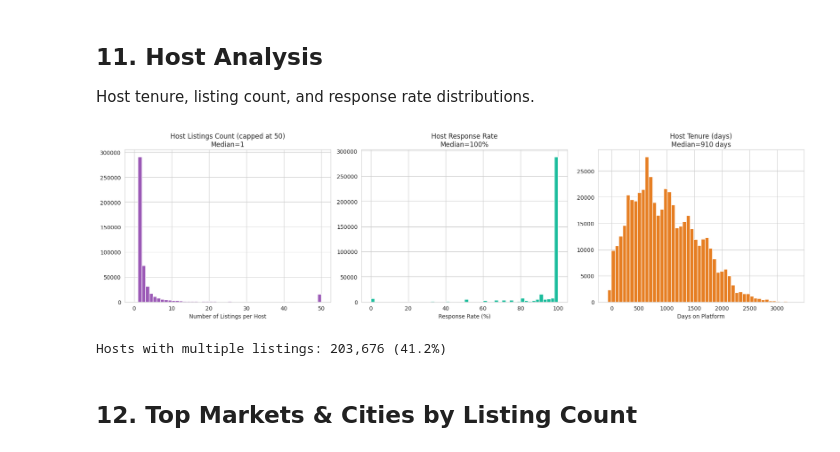
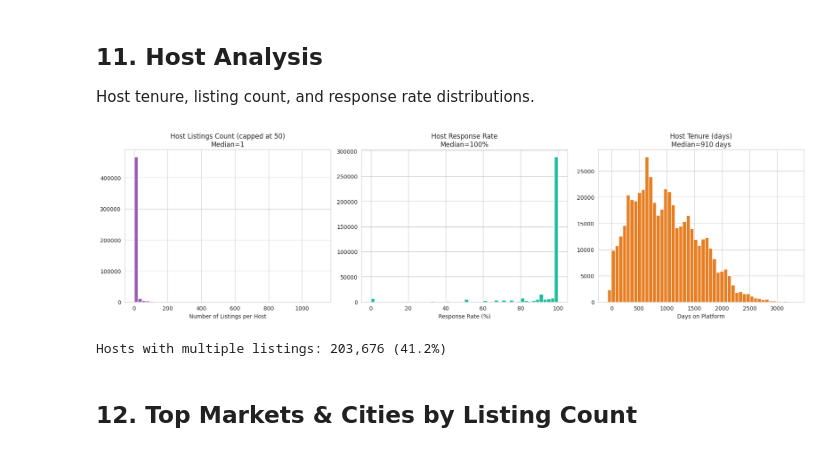
Before and after one commit to abdulrahmannmostafa/Data-BnB, a Jupyter notebook: src/eda.ipynb, the cells around one changed output. Cells and saved outputs as stored; diff of their text form; code cells hidden in the pictures.

```diff
--- a/src/eda.ipynb
+++ b/src/eda.ipynb
@@ -439,36 +432,42 @@ Host tenure, listing count, and response rate distributions.
 # %%
 fig, axes = plt.subplots(1, 3, figsize=(18, 5))
 
-# Host Listings Count (capped at 50 for viz)
-host_lc = df["Host Listings Count"].clip(upper=50)
-axes[0].hist(host_lc, bins=50, color="#9b59b6", edgecolor="white")
-axes[0].set_title(
-    f"Host Listings Count (capped at 50)\nMedian={df['Host Listings Count'].median():.0f}"
-)
+host_lc = pd.to_numeric(df["Host Listings Count"], errors="coerce")
+
+axes[0].hist(host_lc.dropna(), bins=50, color="#9b59b6", edgecolor="white")
+axes[0].set_title(f"Host Listings Count (capped at 50)\nMedian={host_lc.median():.0f}")
 axes[0].set_xlabel("Number of Listings per Host")
 
-# Host Response Rate
+df["Host Response Rate"] = (
+    df["Host Response Rate"]
+    .astype(str)
+    .str.replace("%", "", regex=False)
+)
+
+df["Host Response Rate"] = pd.to_numeric(df["Host Response Rate"], errors="coerce")
 resp = df["Host Response Rate"].dropna()
+
 axes[1].hist(resp, bins=50, color="#1abc9c", edgecolor="white")
 axes[1].set_title(f"Host Response Rate\nMedian={resp.median():.0f}%")
 axes[1].set_xlabel("Response Rate (%)")
 
-# Host tenure (days since joining)
 host_since = pd.to_datetime(df["Host Since"], errors="coerce")
 ref = pd.Timestamp("2017-04-02")
+
 tenure = (ref - host_since).dt.days.dropna()
+
 axes[2].hist(tenure, bins=50, color="#e67e22", edgecolor="white")
 axes[2].set_title(f"Host Tenure (days)\nMedian={tenure.median():.0f} days")
 axes[2].set_xlabel("Days on Platform")
 
 plt.tight_layout()
 plt.show()
 
-# Multi-listing hosts
-multi = (df["Host Listings Count"] > 1).sum()
+multi = (pd.to_numeric(df["Host Listings Count"], errors="coerce") > 1).sum()
+
 print(f"Hosts with multiple listings: {multi:,} ({multi/len(df)*100:.1f}%)")
 # %% [output]
-[figure, old version]
+[figure, new version]
 Hosts with multiple listings: 203,676 (41.2%)
 # %% [markdown]
 ## 12. Top Markets & Cities by Listing Count
```
Also changed, not shown: parts of 5 cells of this notebook, 16 other files.
